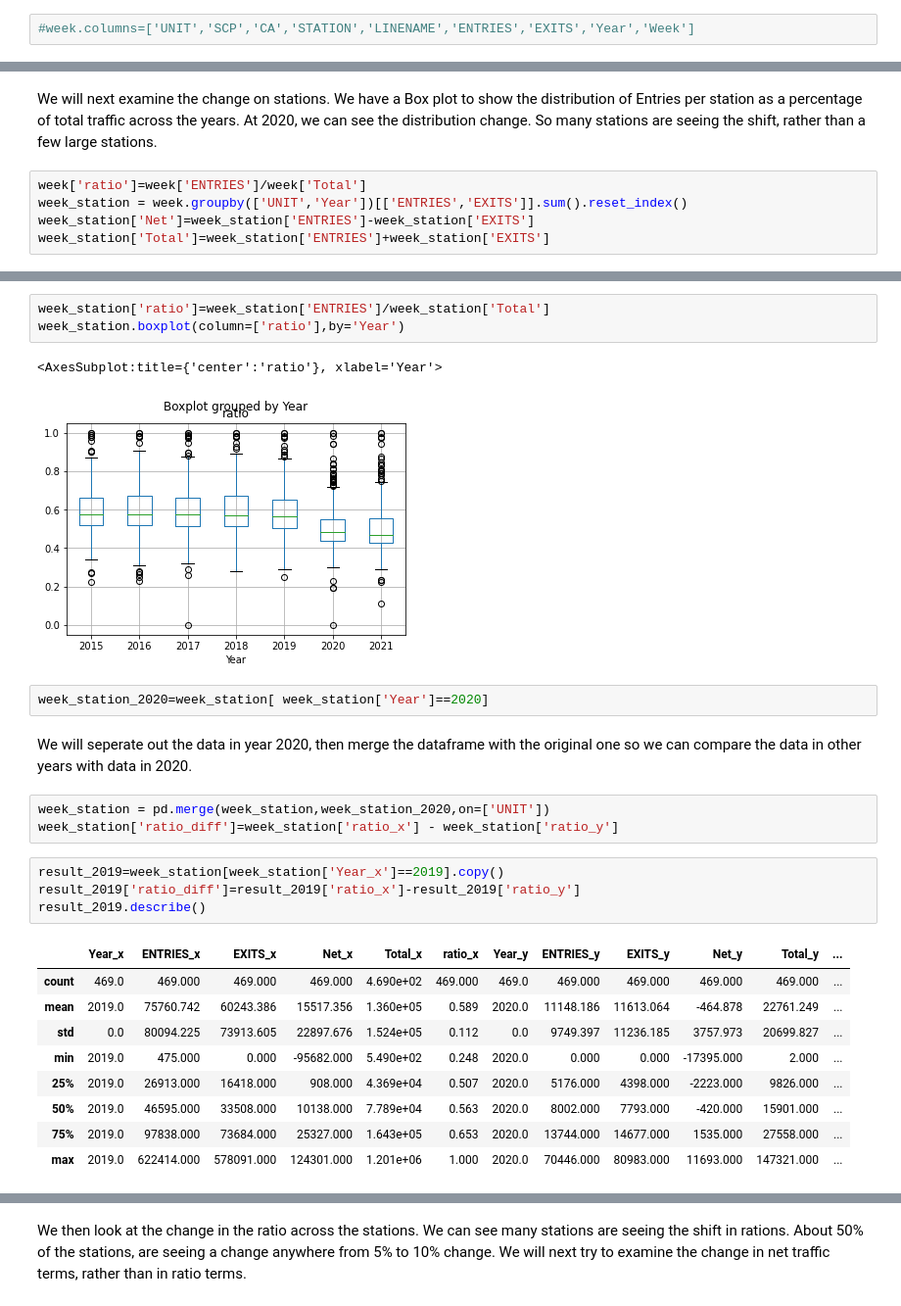
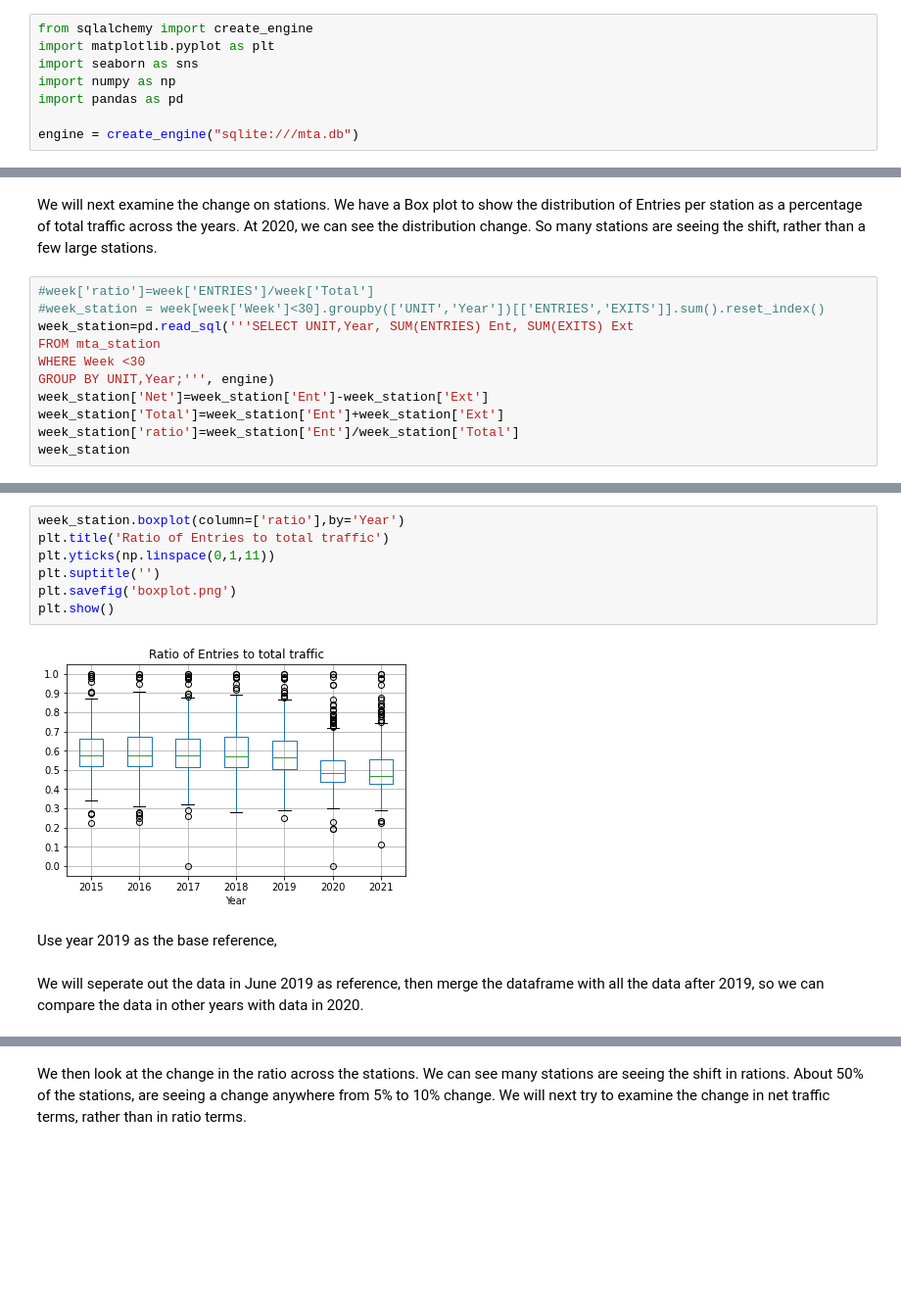
Before and after one commit to linmei99/metis_proj1_EDA, a Jupyter notebook: mta.ipynb, the cells around one changed output, grey strips where cells are left out. Shown: that part at 98% size. Cells and saved outputs as stored; diff of their text form; blank space fills up the shorter version.

```diff
--- a/mta.ipynb
+++ b/mta.ipynb
@@ -121,3 +127,9 @@ cat: mta.csv: input file is output file
 # %%
-#week.columns=['UNIT','SCP','CA','STATION','LINENAME','ENTRIES','EXITS','Year','Week']
+from sqlalchemy import create_engine
+import matplotlib.pyplot as plt
+import seaborn as sns
+import numpy as np
+import pandas as pd
+
+engine = create_engine("sqlite:///mta.db")
 # %%
@@ -171,7 +170,13 @@ Entries per station as a percentage of total traffic across the years.
 At 2020, we can see the distribution change.
 So many stations are seeing the shift, rather than a few large stations.
 # %%
-week['ratio']=week['ENTRIES']/week['Total']
-week_station = week.groupby(['UNIT','Year'])[['ENTRIES','EXITS']].sum().reset_index()
-week_station['Net']=week_station['ENTRIES']-week_station['EXITS']
-week_station['Total']=week_station['ENTRIES']+week_station['EXITS']
+#week['ratio']=week['ENTRIES']/week['Total']
+#week_station = week[week['Week']<30].groupby(['UNIT','Year'])[['ENTRIES','EXITS']].sum().reset_index()
+week_station=pd.read_sql('''SELECT UNIT,Year, SUM(ENTRIES) Ent, SUM(EXITS) Ext
+FROM mta_station
+WHERE Week <30
+GROUP BY UNIT,Year;''', engine)
+week_station['Net']=week_station['Ent']-week_station['Ext']
+week_station['Total']=week_station['Ent']+week_station['Ext']
+week_station['ratio']=week_station['Ent']/week_station['Total']
+week_station
@@ -178,28 +197,13 @@ week_station['Total']=week_station['ENTRIES']+week_station['EXITS']
 # %%
-week_station['ratio']=week_station['ENTRIES']/week_station['Total']
 week_station.boxplot(column=['ratio'],by='Year')
+plt.title('Ratio of Entries to total traffic')
+plt.yticks(np.linspace(0,1,11))
+plt.suptitle('')
+plt.savefig('boxplot.png')
+plt.show()
 # %% [output]
-<AxesSubplot:title={'center':'ratio'}, xlabel='Year'>
-[figure, old version]
+[figure, new version]
-# %%
-week_station_2020=week_station[ week_station['Year']==2020]
+# %% [markdown]
+Use year 2019 as the base reference,
 # %% [markdown]
-We will seperate out the data in year 2020, then merge the dataframe with the original one
-so we can compare the data in other years with data in 2020.
+We will seperate out the data in June 2019 as reference, then merge the dataframe with all the data after 2019, so we can compare the data in other years with data in 2020.
-# %%
-week_station = pd.merge(week_station,week_station_2020,on=['UNIT'])
-week_station['ratio_diff']=week_station['ratio_x'] - week_station['ratio_y']
-# %%
-result_2019=week_station[week_station['Year_x']==2019].copy()
-result_2019['ratio_diff']=result_2019['ratio_x']-result_2019['ratio_y']
-result_2019.describe()
-# %% [output]
-|  | Year_x | ENTRIES_x | EXITS_x | Net_x | Total_x | ratio_x | Year_y | ENTRIES_y | EXITS_y | Net_y | Total_y | ... |
-| count | 469.0 | 469.000 | 469.000 | 469.000 | 4.690e+02 | 469.000 | 469.0 | 469.000 | 469.000 | 469.000 | 469.000 | ... |
-| mean | 2019.0 | 75760.742 | 60243.386 | 15517.356 | 1.360e+05 | 0.589 | 2020.0 | 11148.186 | 11613.064 | -464.878 | 22761.249 | ... |
-| std | 0.0 | 80094.225 | 73913.605 | 22897.676 | 1.524e+05 | 0.112 | 0.0 | 9749.397 | 11236.185 | 3757.973 | 20699.827 | ... |
-| min | 2019.0 | 475.000 | 0.000 | -95682.000 | 5.490e+02 | 0.248 | 2020.0 | 0.000 | 0.000 | -17395.000 | 2.000 | ... |
-| 25% | 2019.0 | 26913.000 | 16418.000 | 908.000 | 4.369e+04 | 0.507 | 2020.0 | 5176.000 | 4398.000 | -2223.000 | 9826.000 | ... |
-| 50% | 2019.0 | 46595.000 | 33508.000 | 10138.000 | 7.789e+04 | 0.563 | 2020.0 | 8002.000 | 7793.000 | -420.000 | 15901.000 | ... |
-| 75% | 2019.0 | 97838.000 | 73684.000 | 25327.000 | 1.643e+05 | 0.653 | 2020.0 | 13744.000 | 14677.000 | 1535.000 | 27558.000 | ... |
-| max | 2019.0 | 622414.000 | 578091.000 | 124301.000 | 1.201e+06 | 1.000 | 2020.0 | 70446.000 | 80983.000 | 11693.000 | 147321.000 | ... |
```
Also changed, not shown: parts of 45 cells of this notebook, 1 other file.
